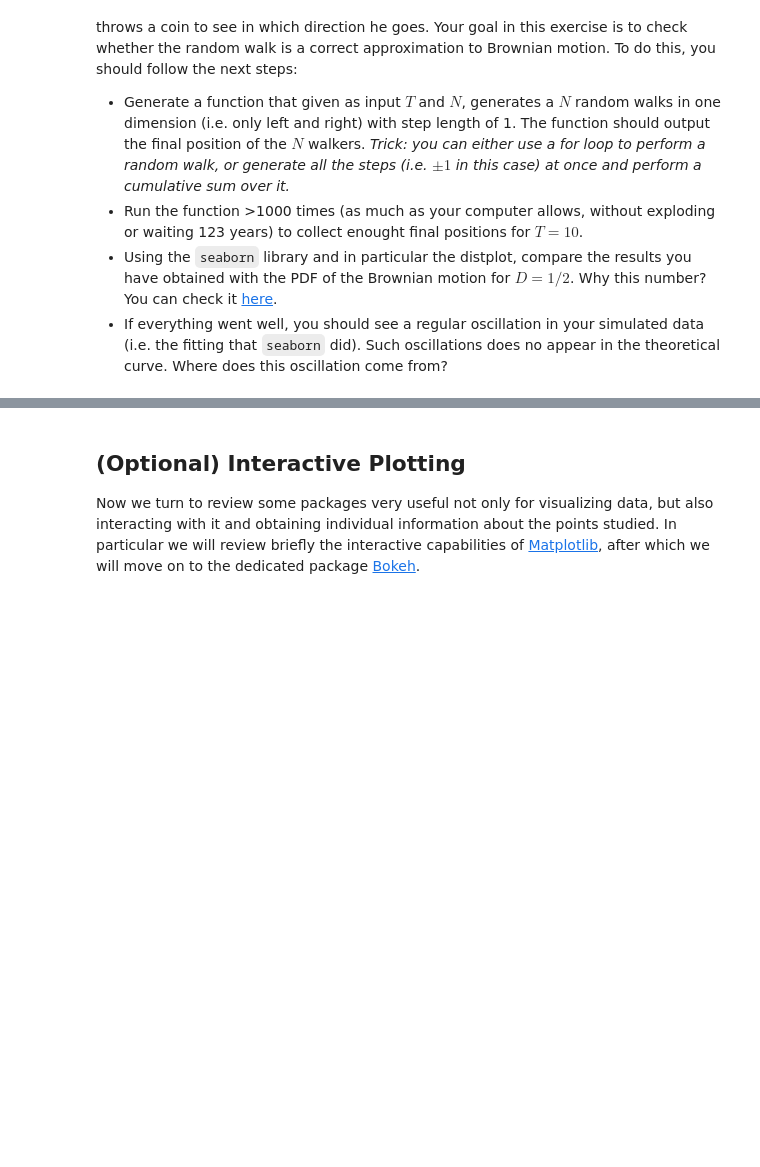
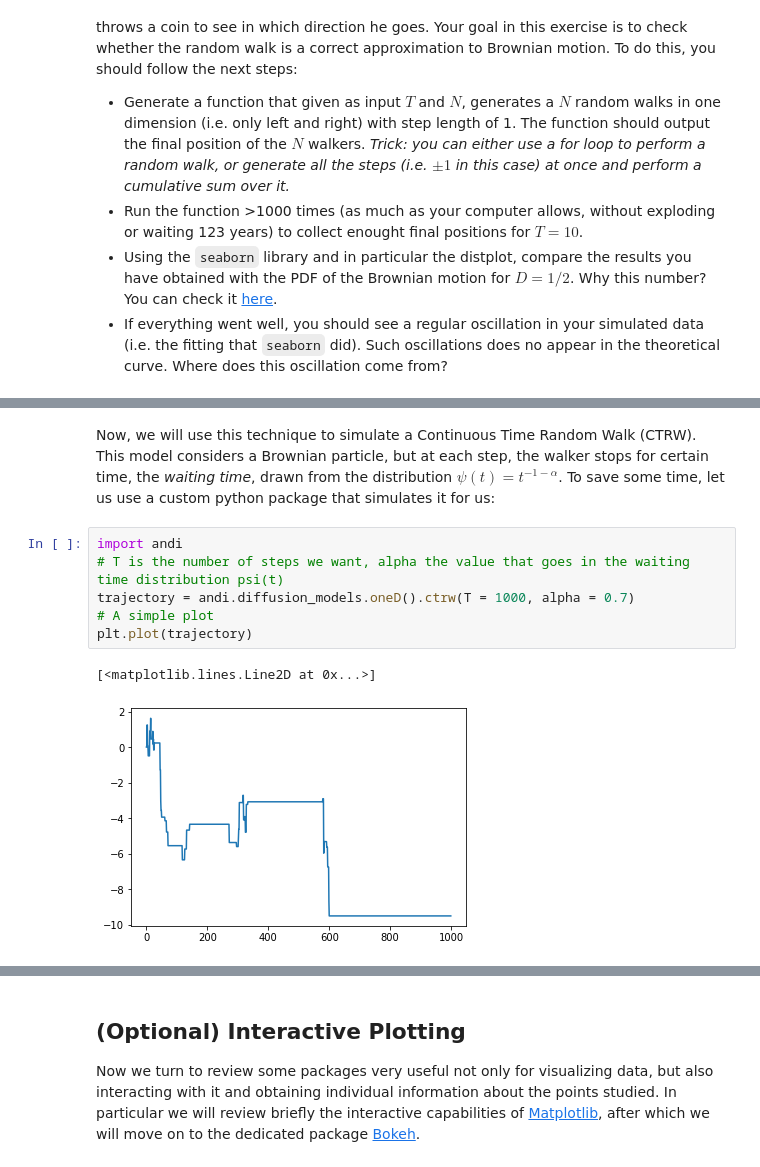
Before and after one commit to MMRES-PyBootcamp/MMRES-python-bootcamp2021, a Jupyter notebook: 05_Plotting_DataVis_Exploration.ipynb, the cells around one changed output, grey strips where cells are left out. Drawn from its saved outputs; the diff is of its cells as text; blank space fills up the shorter version.

```diff
--- a/05_Plotting_DataVis_Exploration.ipynb
+++ b/05_Plotting_DataVis_Exploration.ipynb
@@ -423,0 +431,11 @@ $$
+# %% [markdown]
+Now, we will use this technique to simulate a Continuous Time Random Walk (CTRW). This model considers a Brownian particle, but at each step, the walker stops for certain time, the *waiting time*, drawn from the distribution $\psi(t) = t^{-1-\alpha}$. To save some time, let us use a custom python package that simulates it for us:
+# %%
+import andi
+# T is the number of steps we want, alpha the value that goes in the waiting time distribution psi(t)
+trajectory = andi.diffusion_models.oneD().ctrw(T = 1000, alpha = 0.7)
+# A simple plot
+plt.plot(trajectory)
+# %% [output]
+[<matplotlib.lines.Line2D at 0x...>]
+[figure, added]
```
Also changed, not shown: parts of 2 cells of this notebook.
